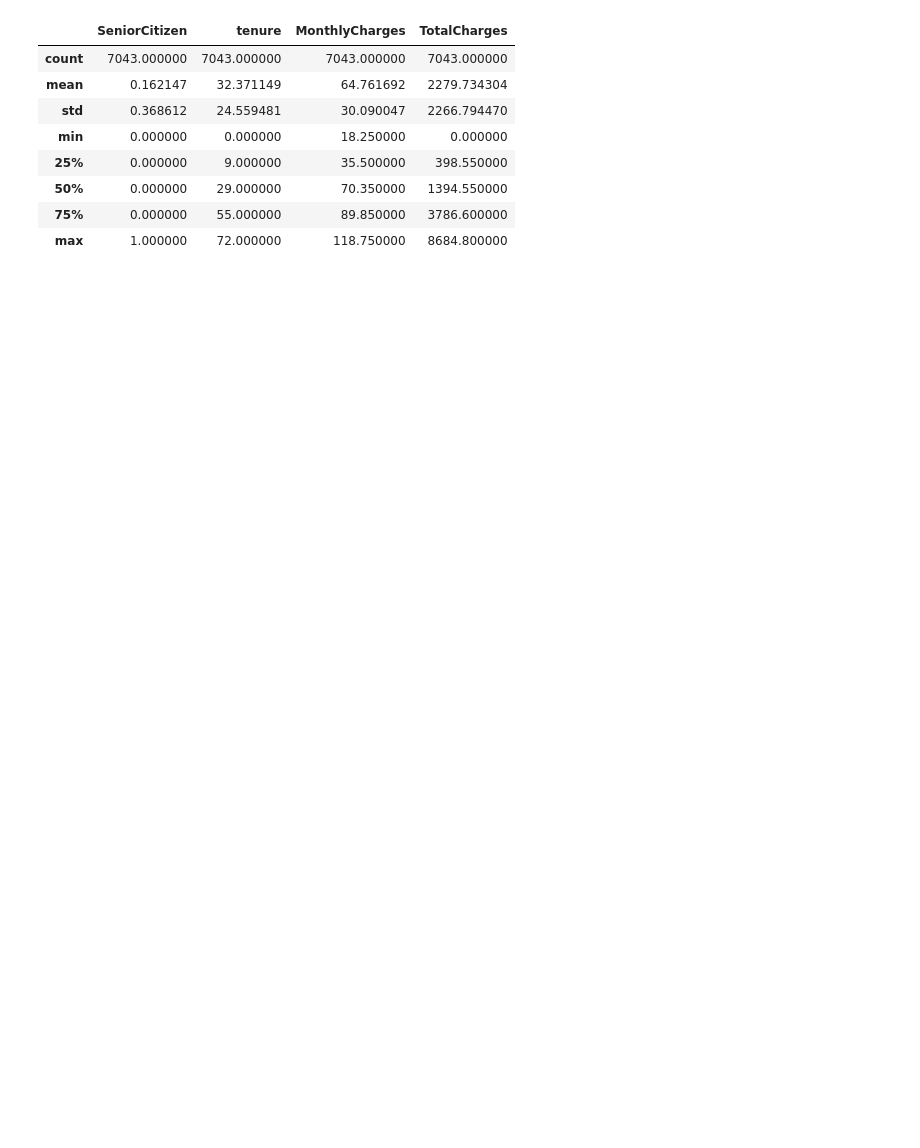
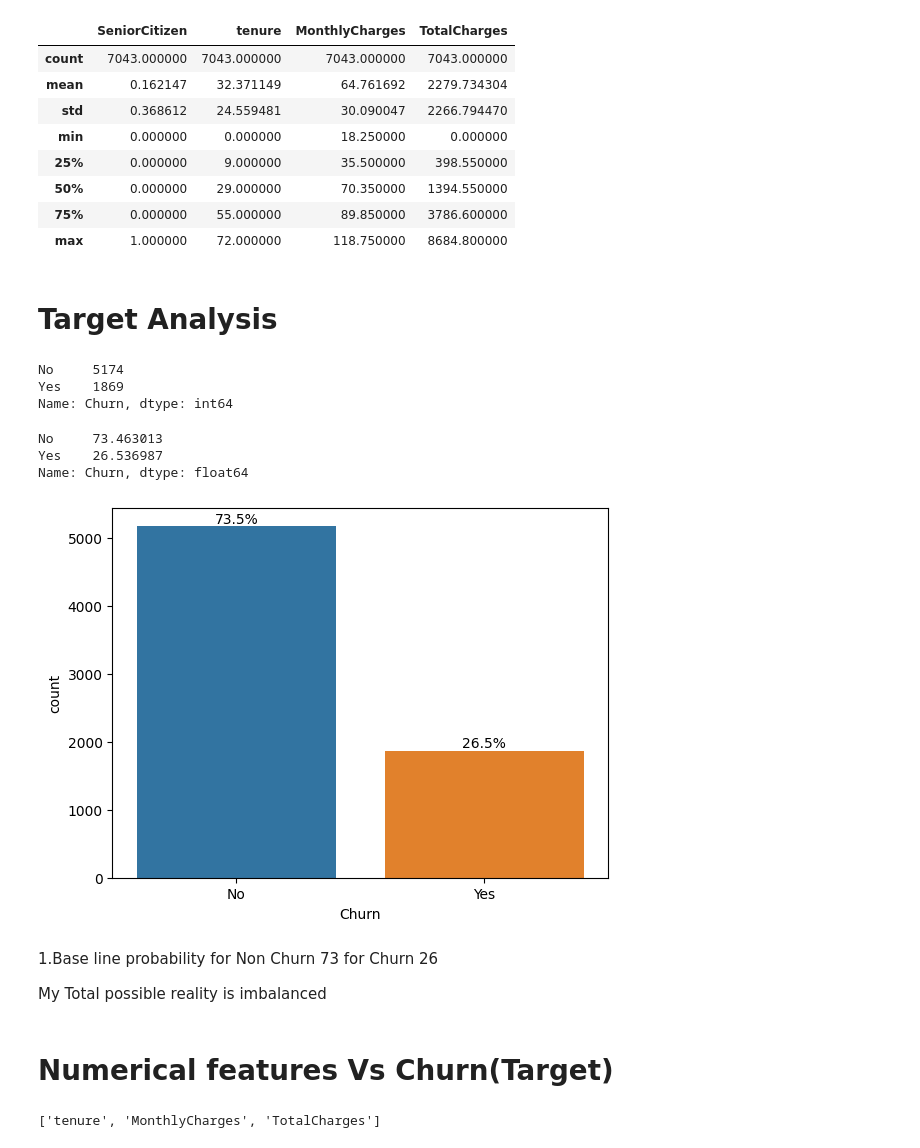
Before and after one commit to yagantiAshok/Churn_Customer_Prediction, a Jupyter notebook: notebook/fresh_eda.ipynb, the cells around one changed output. Cells and saved outputs as stored; diff of their text form; code cells hidden in the pictures; blank space fills up the shorter version.

Commit message:
target and numerical feature analysis

```diff
--- a/notebook/fresh_eda.ipynb
+++ b/notebook/fresh_eda.ipynb
@@ -91,3 +92,37 @@ data.describe()
 | 50% | 0.000000 | 29.000000 | 70.350000 | 1394.550000 |
 | 75% | 0.000000 | 55.000000 | 89.850000 | 3786.600000 |
 | max | 1.000000 | 72.000000 | 118.750000 | 8684.800000 |
+# %% [markdown]
+# Target Analysis
+# %%
+data["Churn"].value_counts()
+# %% [output]
+No     5174
+Yes    1869
+Name: Churn, dtype: int64
+# %%
+data["Churn"].value_counts(normalize=True)*100
+# %% [output]
+No     73.463013
+Yes    26.536987
+Name: Churn, dtype: float64
+# %%
+ax = sns.countplot(data=data,x="Churn")
+
+for container in ax.containers:
+
+    ax.bar_label(container,fmt= lambda x : f"{(x/len(data))*100:.1f}%")
+# %% [output]
+[figure, added]
+# %% [markdown]
+1.Base line probability
+for Non Churn 73
+for Churn     26
+
+My Total possible reality  is imbalanced
+# %% [markdown]
+# Numerical features Vs Churn(Target)
+# %%
+numeric_columns
+# %% [output]
+['tenure', 'MonthlyCharges', 'TotalCharges']
```
Also changed, not shown: parts of 5 cells of this notebook.
